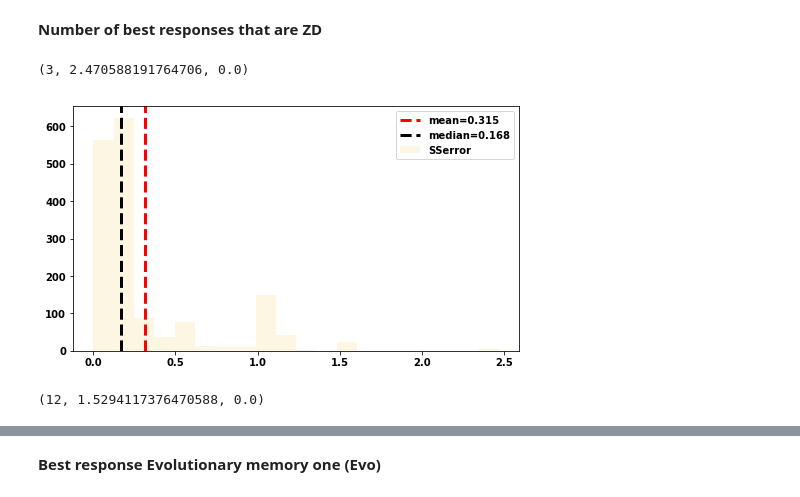
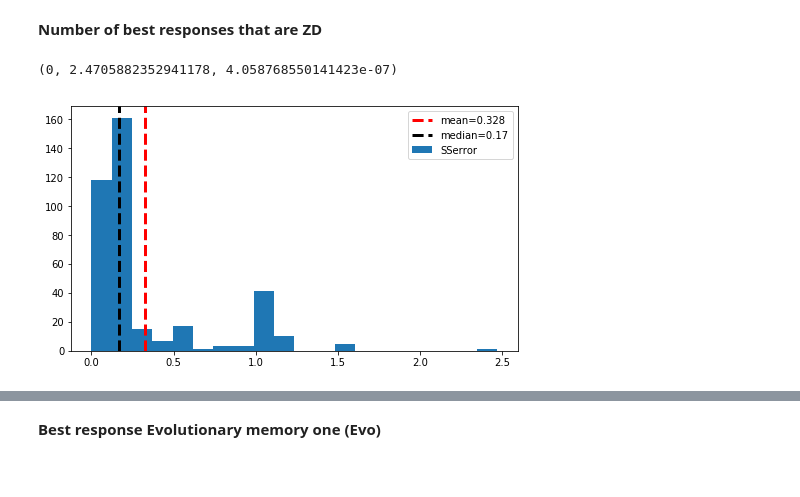
Before and after one commit to Nikoleta-v3/Memory-size-in-the-prisoners-dilemma, a Jupyter notebook: nbs/Analysis data.ipynb, the cells around one changed output, grey strips where cells are left out. Cells and saved outputs as stored; diff of their text form; code cells hidden in the pictures.

```diff
--- a/nbs/Analysis data.ipynb
+++ b/nbs/Analysis data.ipynb
@@ -21,4 +23,6 @@ def read_sql_data_frame(path):
 # %% [markdown]
 font = {"size": 10, "weight": "bold"}
 matplotlib.rc("font", **font)
+# %%
+df = read_sql_data_frame('../data/without_gambler/main.db')
 # %%
@@ -114,7 +111,7 @@ df["SSerror"] = df.apply(
 # %%
 sum(df["is_ZD"]), max(df["SSerror"]), min(df["SSerror"])
 # %% [output]
-(3, 2.470588191764706, 0.0)
+(0, 2.4705882352941178, 4.058768550141423e-07)
 # %%
 df["evol_is_ZD"] = df.apply(
     lambda row: opt_mo.tools.is_ZD(
@@ -141,30 +138,26 @@ df["evol_SSerror"] = df.apply(
 # %%
 fig, axes = plt.subplots(figsize=(8, 4.5))
 
-axes.hist(df["SSerror"], bins=20, color=color);
+axes.hist(df["SSerror"], bins=20,);
 axes.axvline(
     np.mean(df["SSerror"]), color="red", linestyle="dashed", linewidth=3,
     label="mean=%s" % round(np.mean(df["SSerror"]), 3)
 )
 axes.set_xticks(np.linspace(0, 2.5, 6))
 
 axes.axvline(
     np.median(df["SSerror"]),
     color="black",
     linestyle="dashed",
     linewidth=3,
     label="median=%s" % round(np.median(df["SSerror"]), 3),
 )
 axes.legend();
 
 plt.savefig('../img/best_respones_sserror.pdf')
 # %% [output]
-[figure, old version]
+[figure, new version]
 # %%
 def describe(df, stats):
     d = df.describe(percentiles=[.05, .25, .30, .35, .5, .95])
     return d.append(df.reindex_axis(d.columns, 1).agg(stats))
-# %%
-sum(df["reactive_is_ZD"]), max(df["reactive_SSerror"]), min(df["reactive_SSerror"])
-# %% [output]
-(12, 1.5294117376470588, 0.0)
```
Also changed, not shown: parts of 36 cells of this notebook, 28 other files.
